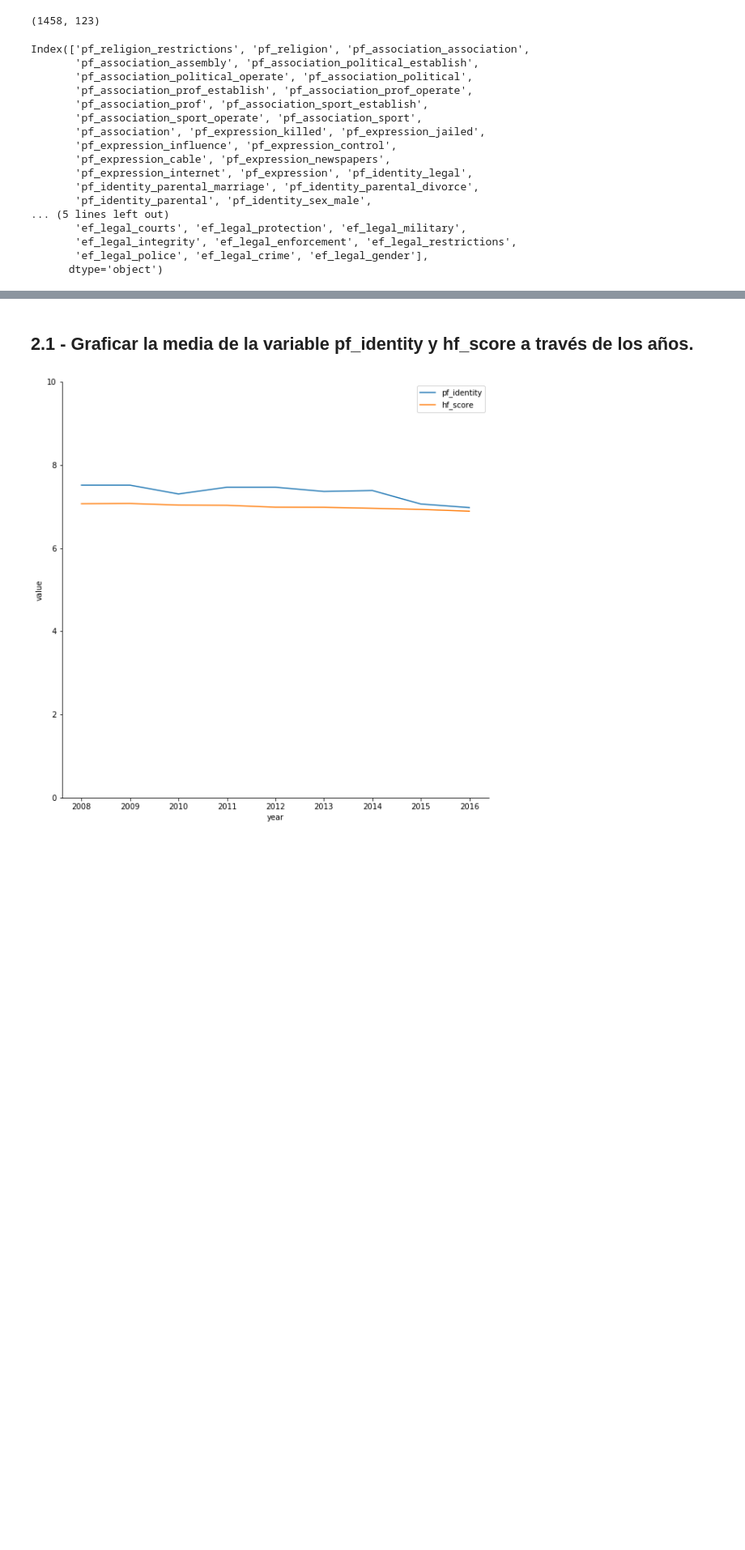
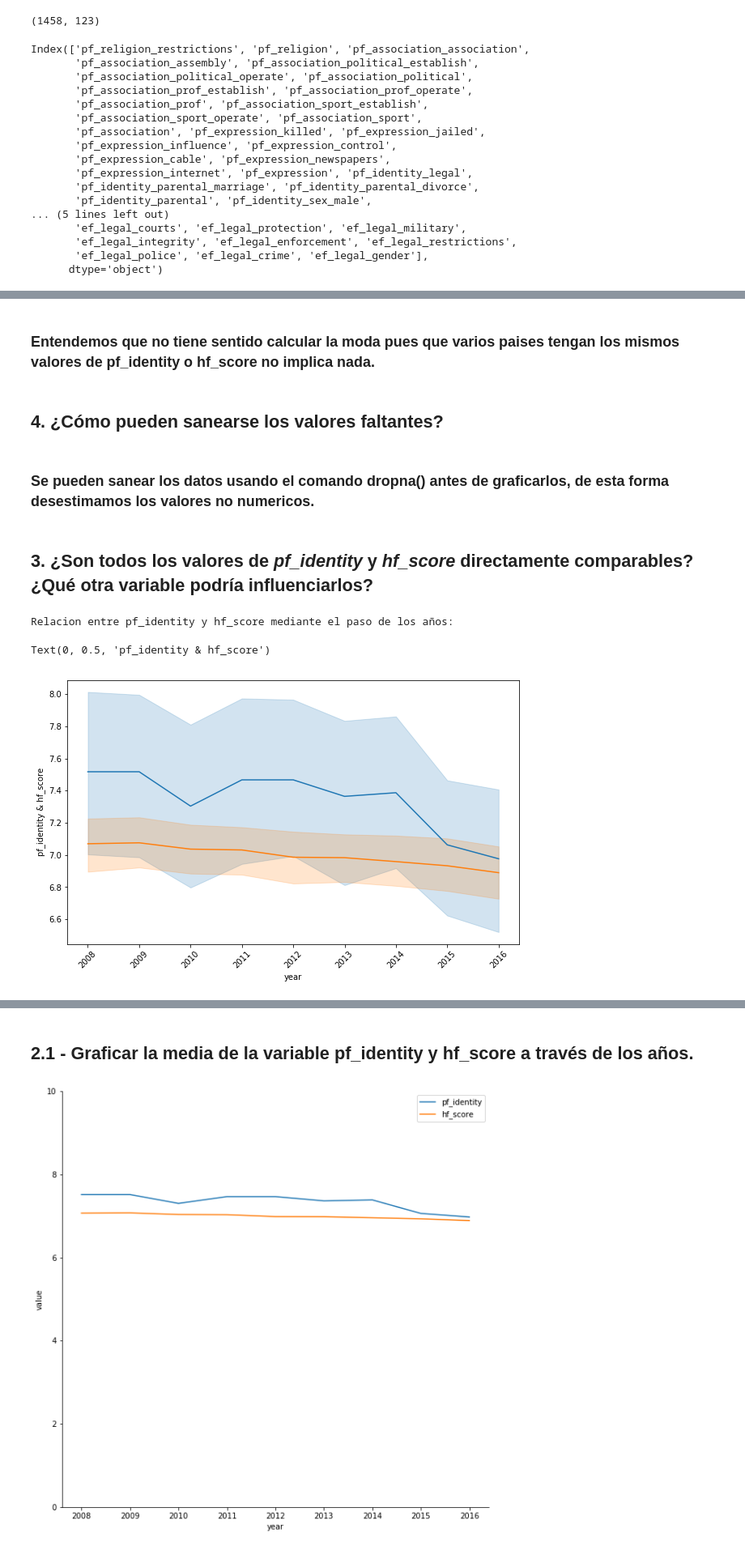
Before and after one commit to francozacco/diplodatos-CePaZa, a Jupyter notebook: TP 1.ipynb, the cells around one changed output, grey strips where cells are left out. Shown at 81% size. Cells and saved outputs as stored; diff of their text form; code cells hidden in the pictures; blank space fills up the shorter version.

```diff
--- a/TP 1.ipynb
+++ b/TP 1.ipynb
@@ -75,0 +150,23 @@ important_cols += [
+# %% [markdown]
+### Entendemos que no tiene sentido calcular la moda pues que varios paises tengan los mismos valores de pf_identity o hf_score no implica nada.
+# %% [markdown]
+## 4. ¿Cómo pueden sanearse los valores faltantes?
+# %% [markdown]
+### Se pueden sanear los datos usando el comando dropna() antes de graficarlos, de esta forma desestimamos los valores no numericos.
+# %% [markdown]
+## 3. ¿Son todos los valores de *pf_identity*  y *hf_score* directamente comparables? ¿Qué otra variable podría influenciarlos?
+# %%
+print('Relacion entre pf_identity y hf_score mediante el paso de los años:')
+plt.figure(figsize=(10,6))
+seaborn.lineplot(data=dataset,
+                  x='year', y='pf_identity'
+                  )
+seaborn.lineplot(data=dataset,
+                  x='year', y='hf_score'
+                  )
+plt.xticks(rotation=45);
+plt.ylabel('pf_identity & hf_score')
+# %% [output]
+Relacion entre pf_identity y hf_score mediante el paso de los años:
+Text(0, 0.5, 'pf_identity & hf_score')
+[figure, added]
```
Also changed, not shown: parts of 39 cells of this notebook.
